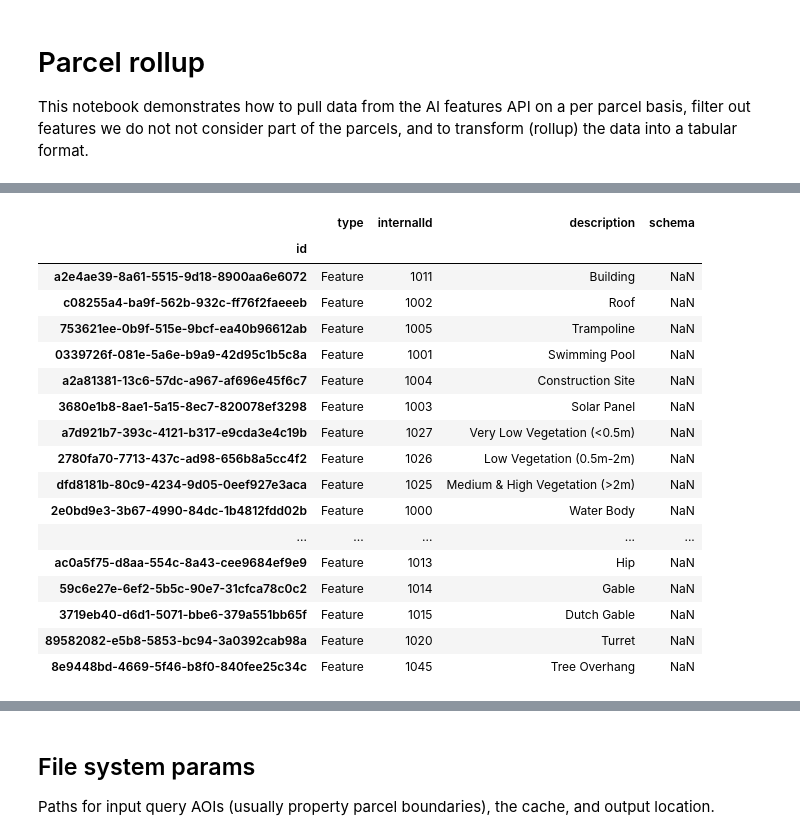
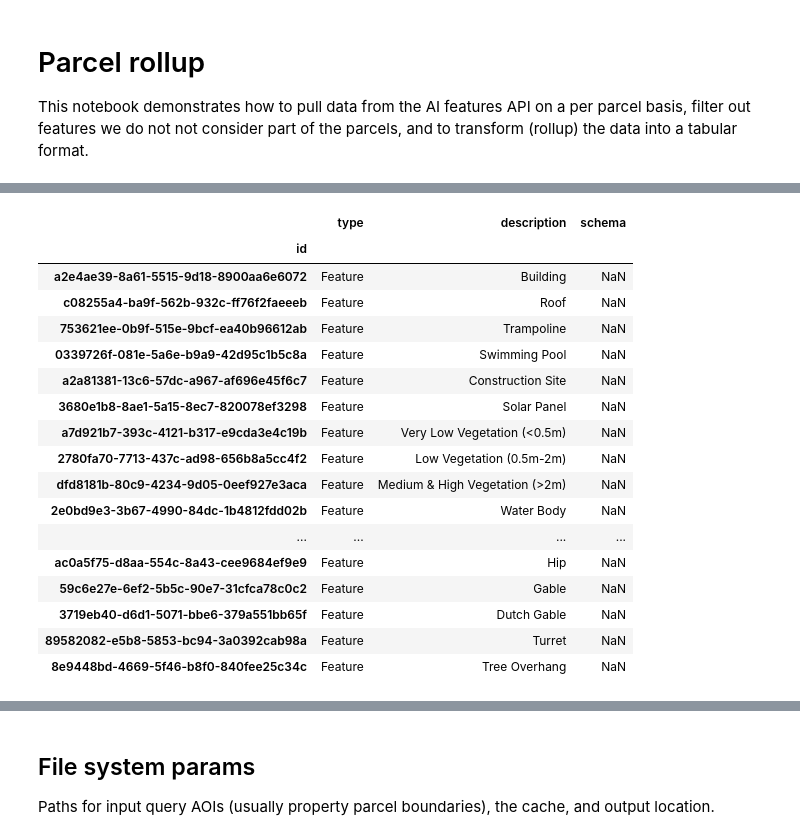
Before and after one commit to nearmap/nmaipy, a Jupyter notebook: ai-feature-api/Parcel_rollup.ipynb, the cells around one changed output, grey strips where cells are left out. Cells and saved outputs as stored; diff of their text form; code cells hidden in the pictures.

```diff
--- a/ai-feature-api/Parcel_rollup.ipynb
+++ b/ai-feature-api/Parcel_rollup.ipynb
@@ -37,3 +40,6 @@ ALBERS_CRS = "esri:102003"
 
 # Logging level - set this to determine what level of info is returned. "INFO" adds timings for API responses.
 logging.root.setLevel(logging.WARNING)
+
+pd.set_option("max_columns", 100)
+pd.set_option("max_rows", 500)
@@ -93,7 +101,13 @@ WATER_BODY_ID = "2e0bd9e3-3b67-4990-84dc-1b4812fdd02b"
 CONCRETE_ID = "290897be-078b-4948-97aa-755289a67a29"
 ASPHALT_ID = "97a1f8a8-7cf2-4e81-82b4-753ee225d9ed"
 LAWN_GRASS_ID = "68dc5061-5842-4a17-8073-e278a91b607d"
-SURFACES_IDS = [WATER_BODY_ID, CONCRETE_ID, ASPHALT_ID, LAWN_GRASS_ID, DIRT_GRAVEL_SAND_ID]
+SURFACES_IDS = [
+    WATER_BODY_ID,
+    CONCRETE_ID,
+    ASPHALT_ID,
+    LAWN_GRASS_ID,
+    DIRT_GRAVEL_SAND_ID,
+]
 
 METAL_ROOF_ID = "4424186a-0b42-5608-a5a0-d4432695c260"
 TILE_ROOF_ID = "516fdfd5-0be9-59fe-b849-92faef8ef26e"
@@ -104,4 +118,14 @@ GABLE_ROOF_ID = "59c6e27e-6ef2-5b5c-90e7-31cfca78c0c2"
 DUTCH_GABLE_ROOF_ID = "3719eb40-d6d1-5071-bbe6-379a551bb65f"
 TURRET_ROOF_ID = "89582082-e5b8-5853-bc94-3a0392cab98a"
 TREE_OVERHANG_ID = "8e9448bd-4669-5f46-b8f0-840fee25c34c"
-ROOF_CHAR_IDS = [METAL_ROOF_ID, TILE_ROOF_ID, SHINGLE_ROOF_ID, FLAT_ROOF_ID, HIP_ROOF_ID, GABLE_ROOF_ID,DUTCH_GABLE_ROOF_ID, TURRET_ROOF_ID, TREE_OVERHANG_ID]
+ROOF_CHAR_IDS = [
+    METAL_ROOF_ID,
+    TILE_ROOF_ID,
+    SHINGLE_ROOF_ID,
+    FLAT_ROOF_ID,
+    HIP_ROOF_ID,
+    GABLE_ROOF_ID,
+    DUTCH_GABLE_ROOF_ID,
+    TURRET_ROOF_ID,
+    TREE_OVERHANG_ID,
+]
@@ -108,3 +134,15 @@ ROOF_CHAR_IDS = [METAL_ROOF_ID, TILE_ROOF_ID, SHINGLE_ROOF_ID, FLAT_ROOF_ID, HIP
 # %%
-ALL_USED_IDS = [BUILDING_ID, ROOF_ID, TRAMPOLINE_ID, POOL_ID, CONSTRUCTION_ID, SOLAR_ID] + VEG_IDS + SURFACES_IDS + ROOF_CHAR_IDS
-VISUALISATION_IDS = [BUILDING_ID, ROOF_ID, TRAMPOLINE_ID, POOL_ID, CONSTRUCTION_ID, SOLAR_ID] + VEG_IDS
+ALL_USED_IDS = (
+    [BUILDING_ID, ROOF_ID, TRAMPOLINE_ID, POOL_ID, CONSTRUCTION_ID, SOLAR_ID]
+    + VEG_IDS
+    + SURFACES_IDS
+    + ROOF_CHAR_IDS
+)
+VISUALISATION_IDS = [
+    BUILDING_ID,
+    ROOF_ID,
+    TRAMPOLINE_ID,
+    POOL_ID,
+    CONSTRUCTION_ID,
+    SOLAR_ID,
+] + VEG_IDS
@@ -111,25 +151,22 @@ VISUALISATION_IDS = [BUILDING_ID, ROOF_ID, TRAMPOLINE_ID, POOL_ID, CONSTRUCTION_
 # %%
-# Use https://api.nearmap.com/ai/features/v4/classes.json to get class IDs
-df_classes = (utils.get_feature_class_ids(API_KEY)
-              .set_index('id')
-             ) .loc[ALL_USED_IDS,:]
+df_classes = utils.get_feature_class_ids(API_KEY).set_index("id").loc[ALL_USED_IDS, :]
 df_classes
 # %% [output]
-|  | type | internalId | description | schema |
-| id |  |  |  |  |
-| a2e4ae39-8a61-5515-9d18-8900aa6e6072 | Feature | 1011 | Building | NaN |
-| c08255a4-ba9f-562b-932c-ff76f2faeeeb | Feature | 1002 | Roof | NaN |
-| 753621ee-0b9f-515e-9bcf-ea40b96612ab | Feature | 1005 | Trampoline | NaN |
-| 0339726f-081e-5a6e-b9a9-42d95c1b5c8a | Feature | 1001 | Swimming Pool | NaN |
-| a2a81381-13c6-57dc-a967-af696e45f6c7 | Feature | 1004 | Construction Site | NaN |
-| 3680e1b8-8ae1-5a15-8ec7-820078ef3298 | Feature | 1003 | Solar Panel | NaN |
-| a7d921b7-393c-4121-b317-e9cda3e4c19b | Feature | 1027 | Very Low Vegetation (<0.5m) | NaN |
-| 2780fa70-7713-437c-ad98-656b8a5cc4f2 | Feature | 1026 | Low Vegetation (0.5m-2m) | NaN |
-| dfd8181b-80c9-4234-9d05-0eef927e3aca | Feature | 1025 | Medium & High Vegetation (>2m) | NaN |
-| 2e0bd9e3-3b67-4990-84dc-1b4812fdd02b | Feature | 1000 | Water Body | NaN |
-| ... | ... | ... | ... | ... |
-| ac0a5f75-d8aa-554c-8a43-cee9684ef9e9 | Feature | 1013 | Hip | NaN |
-| 59c6e27e-6ef2-5b5c-90e7-31cfca78c0c2 | Feature | 1014 | Gable | NaN |
-| 3719eb40-d6d1-5071-bbe6-379a551bb65f | Feature | 1015 | Dutch Gable | NaN |
-| 89582082-e5b8-5853-bc94-3a0392cab98a | Feature | 1020 | Turret | NaN |
-| 8e9448bd-4669-5f46-b8f0-840fee25c34c | Feature | 1045 | Tree Overhang | NaN |
+|  | type | description | schema |
+| id |  |  |  |
+| a2e4ae39-8a61-5515-9d18-8900aa6e6072 | Feature | Building | NaN |
+| c08255a4-ba9f-562b-932c-ff76f2faeeeb | Feature | Roof | NaN |
+| 753621ee-0b9f-515e-9bcf-ea40b96612ab | Feature | Trampoline | NaN |
+| 0339726f-081e-5a6e-b9a9-42d95c1b5c8a | Feature | Swimming Pool | NaN |
+| a2a81381-13c6-57dc-a967-af696e45f6c7 | Feature | Construction Site | NaN |
+| 3680e1b8-8ae1-5a15-8ec7-820078ef3298 | Feature | Solar Panel | NaN |
+| a7d921b7-393c-4121-b317-e9cda3e4c19b | Feature | Very Low Vegetation (<0.5m) | NaN |
+| 2780fa70-7713-437c-ad98-656b8a5cc4f2 | Feature | Low Vegetation (0.5m-2m) | NaN |
+| dfd8181b-80c9-4234-9d05-0eef927e3aca | Feature | Medium & High Vegetation (>2m) | NaN |
+| 2e0bd9e3-3b67-4990-84dc-1b4812fdd02b | Feature | Water Body | NaN |
+| ... | ... | ... | ... |
+| ac0a5f75-d8aa-554c-8a43-cee9684ef9e9 | Feature | Hip | NaN |
+| 59c6e27e-6ef2-5b5c-90e7-31cfca78c0c2 | Feature | Gable | NaN |
+| 3719eb40-d6d1-5071-bbe6-379a551bb65f | Feature | Dutch Gable | NaN |
+| 89582082-e5b8-5853-bc94-3a0392cab98a | Feature | Turret | NaN |
+| 8e9448bd-4669-5f46-b8f0-840fee25c34c | Feature | Tree Overhang | NaN |
```
Also changed, not shown: parts of 27 cells of this notebook, 2 other files.
